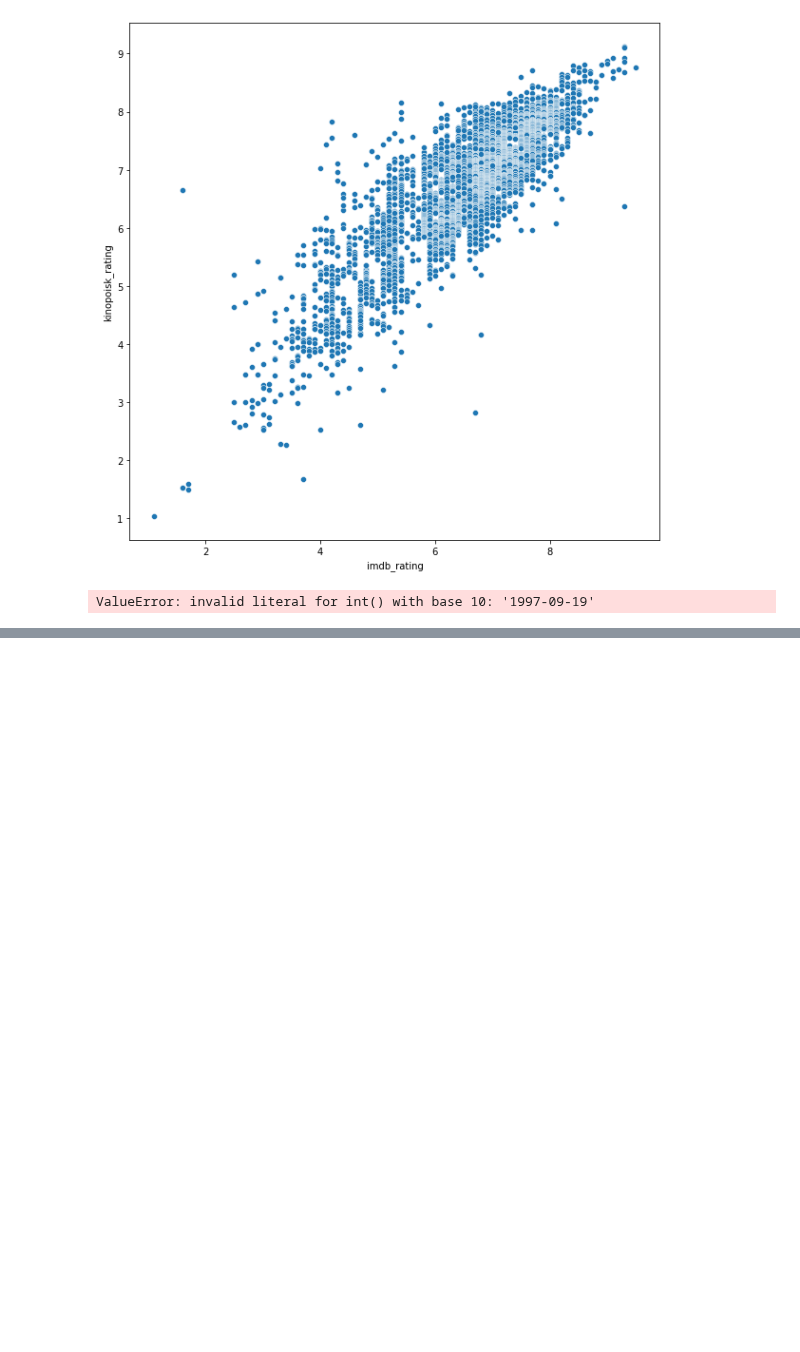
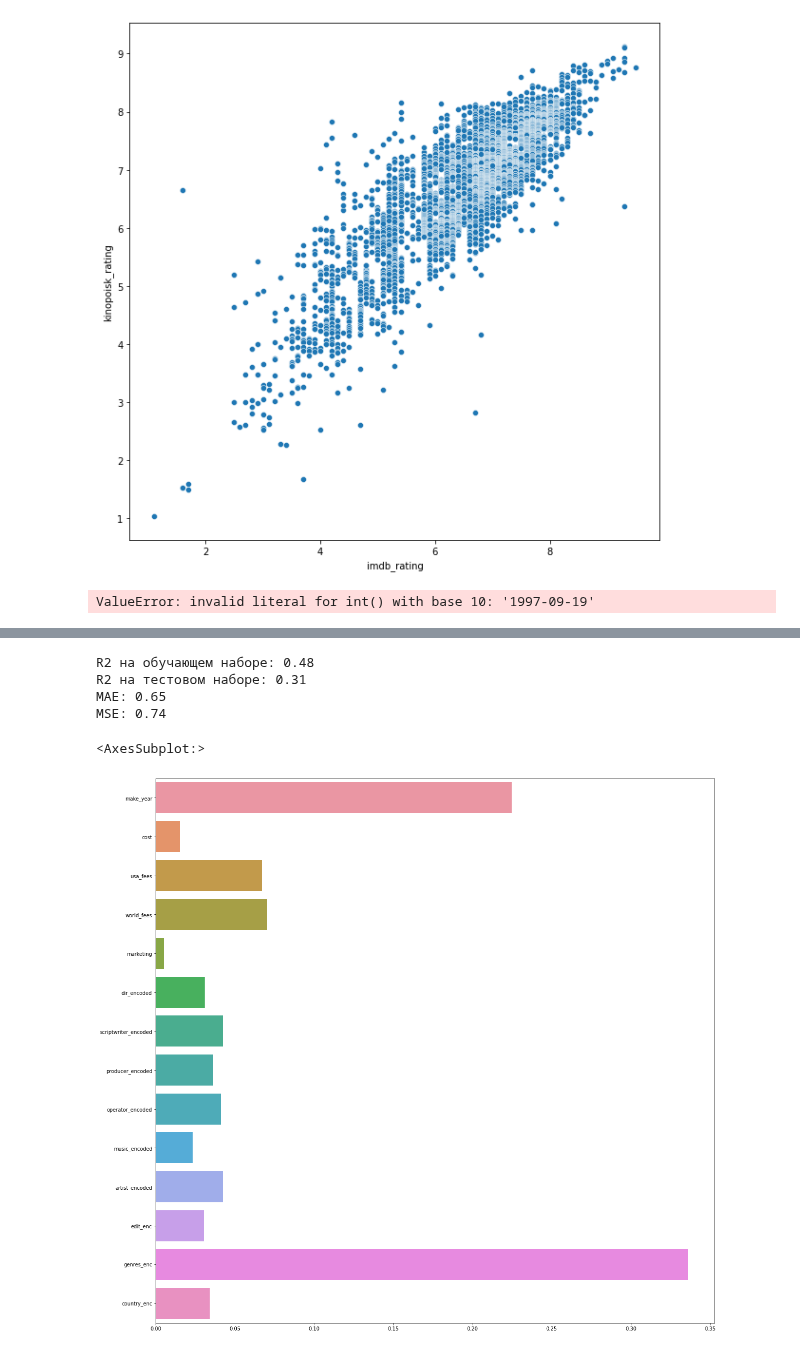
Before and after one commit to TefloniusMonk/intro, a Jupyter notebook: notebooks/parser.ipynb, the cells around one changed output, grey strips where cells are left out. Cells and saved outputs as stored; diff of their text form; code cells hidden in the pictures; blank space fills up the shorter version.

Commit message:
Added some models

```diff
--- a/notebooks/parser.ipynb
+++ b/notebooks/parser.ipynb
@@ -413 +422,7 @@ df['rus_premiere'] = pd.to_datetime(df['rus_premiere'])
+# %%
+df['world_fees'].fillna(0,inplace=True)
+# %%
+df = df[~df['imdb_rating'].isna()]
+# %%
+df = df[~df['kinopoisk_rating'].isna()]
 # %%
@@ -428,0 +456,47 @@ df
+# %%
+from sklearn import preprocessing
+from sklearn.pipeline import Pipeline
+from sklearn.ensemble import RandomForestRegressor
+from sklearn.model_selection import train_test_split
+
+encoder = preprocessing.LabelEncoder()
+scaler = preprocessing.StandardScaler()
+rf = RandomForestRegressor(n_estimators=1000, n_jobs=-1, max_depth=7)
+
+df['dir_encoded'] = le.fit_transform(df['director'].values.astype(str))
+df['scriptwriter_encoded'] = le.fit_transform(df['scriptwriter'].values.astype(str))
+df['producer_encoded'] = le.fit_transform(df['producer'].values.astype(str))
+df['operator_encoded'] = le.fit_transform(df['operator'].values.astype(str))
+df['music_encoded'] = le.fit_transform(df['music'].values.astype(str))
+df['artist_encoded'] = le.fit_transform(df['artist'].values.astype(str))
+df['edit_enc'] = le.fit_transform(df['edit'].values.astype(str))
+df['genres_enc'] = le.fit_transform(df['genres'].values.astype(str))
+df['country_enc'] = le.fit_transform(df['country'].values.astype(str))
+
+
+y = df['imdb_rating']
+to_drop = ['imdb_rating', 'kinopoisk_rating','ru_name', 'origin_name', 'id', 'first_5_actors','synopsis',
+          'director', 'scriptwriter', 'producer', 'operator','music','artist','edit','genres','country', 'world_premiere', 'synopsis', 'kinopoisk_rating', 'imdb_rating',
+        'rus_premiere',]
+
+X_train, X_test, y_train, y_test = train_test_split(df.drop(columns=to_drop), y, test_size=0.33,
+                                                        random_state=42)
+
+pipe = Pipeline([
+    ('scaler',scaler),
+    ('regressor', rf)
+])
+
+pipe.fit(X_train, y_train)
+show_metrics(pipe, X_train, X_test, y_train, y_test)
+# %% [output]
+R2 на обучающем наборе: 0.48
+R2 на тестовом наборе: 0.31
+MAE: 0.65
+MSE: 0.74
+# %%
+plt.figure(figsize=(20, 20))
+sns.barplot(x=rf.feature_importances_, y = X_train.columns)
+# %% [output]
+<AxesSubplot:>
+[figure, added]
```
Also changed, not shown: parts of 20 cells of this notebook, 1 other file.
